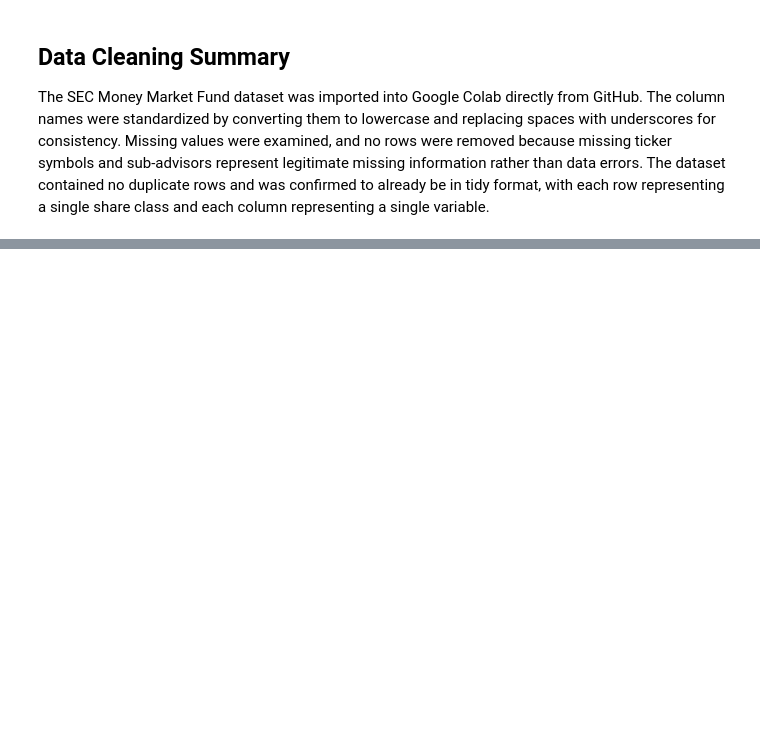
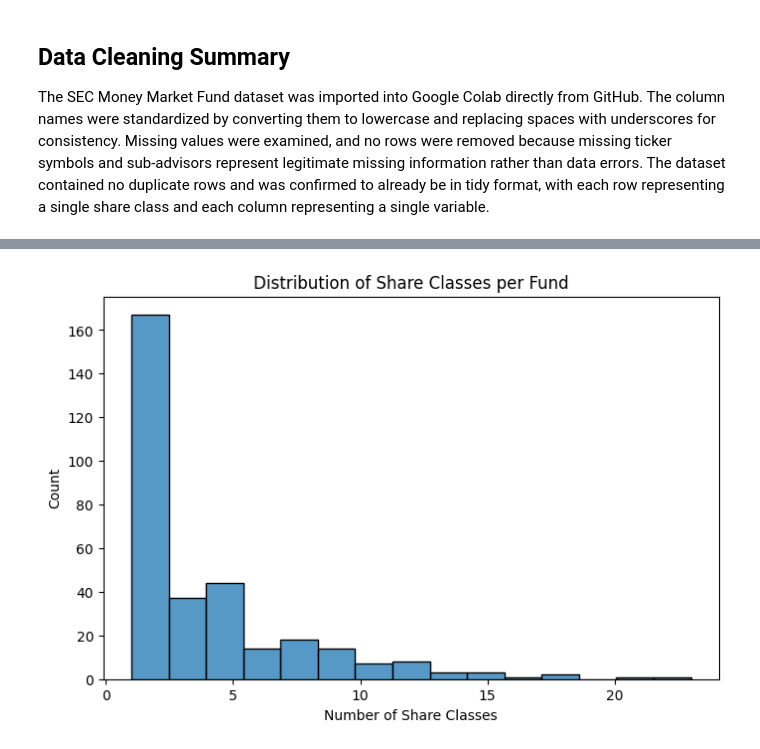
Before and after one commit to DxubleBTW/averylee-money-market-funds-analysis, a Jupyter notebook: AveryLeeFinanceNotebook.ipynb, the cells around one changed output, grey strips where cells are left out. Cells and saved outputs as stored; diff of their text form; code cells hidden in the pictures; blank space fills up the shorter version.

```diff
--- a/AveryLeeFinanceNotebook.ipynb
+++ b/AveryLeeFinanceNotebook.ipynb
@@ -142,0 +205,20 @@ The SEC Money Market Fund dataset was imported into Google Colab directly from G
+# %%
+share_classes = (
+    df.groupby("series_id")
+      .size()
+)
+
+plt.figure(figsize=(8,5))
+
+sns.histplot(
+    share_classes,
+    bins=15
+)
+
+plt.title("Distribution of Share Classes per Fund")
+
+plt.xlabel("Number of Share Classes")
+
+plt.show()
+# %% [output]
+[figure, added]
```
Also changed, not shown: parts of 9 cells of this notebook.
